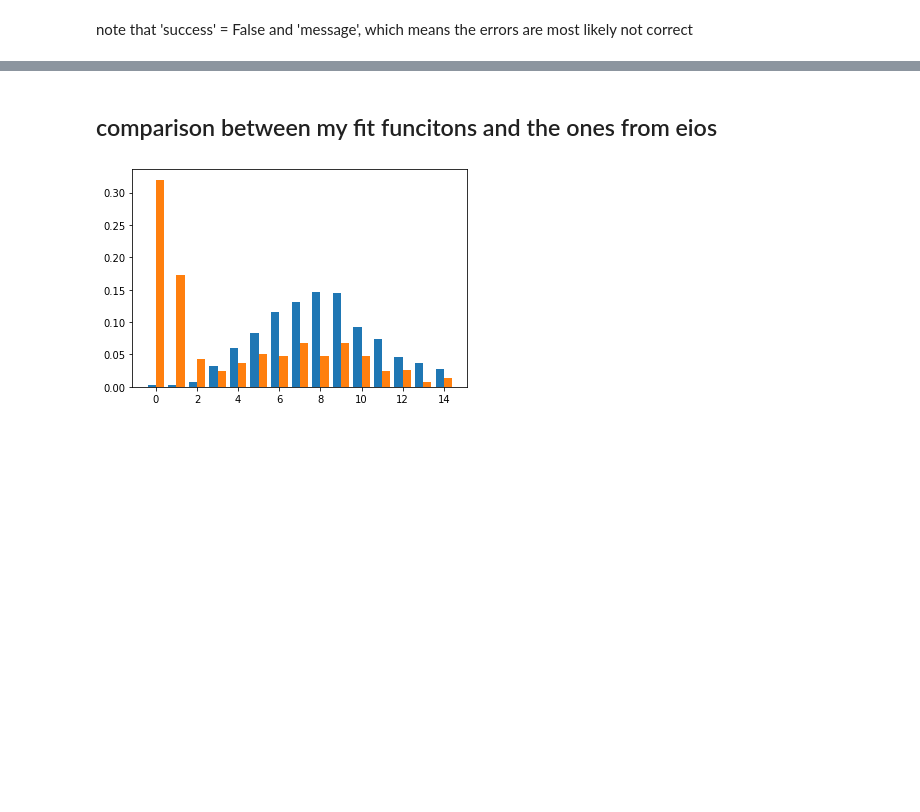
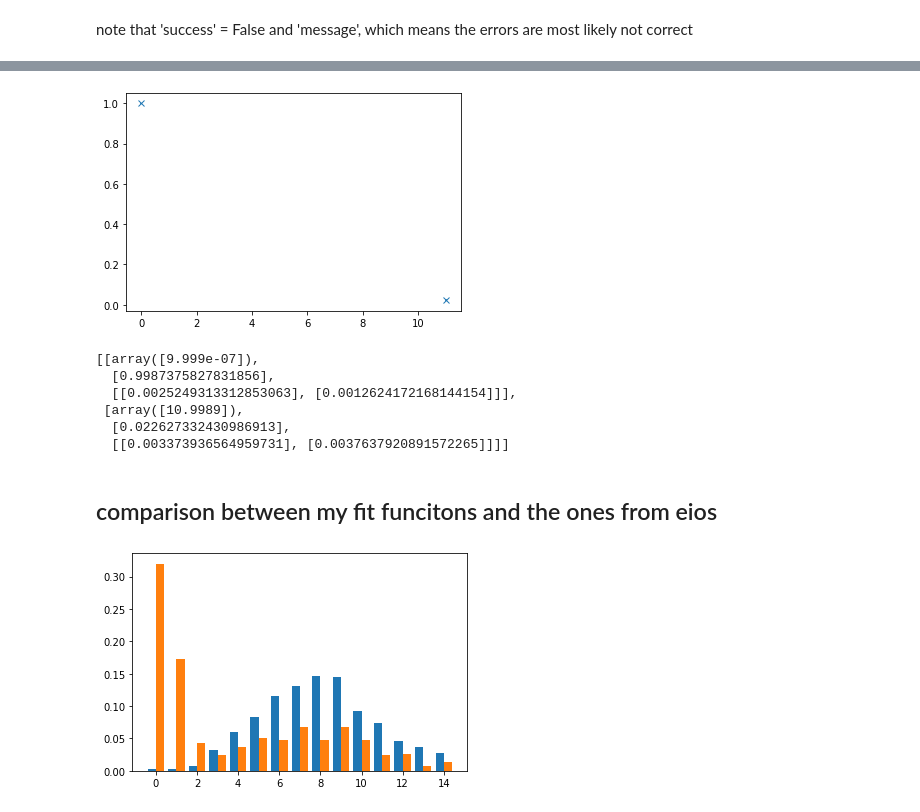
Before and after one commit to R-Thomm/Robin-Master, a Jupyter notebook: squeezed.ipynb, the cells around one changed output, grey strips where cells are left out. Saved outputs shown, nothing was run; the diff lists cells and outputs as text; code cells hidden in the pictures; blank space fills up the shorter version.

```diff
--- a/squeezed.ipynb
+++ b/squeezed.ipynb
@@ -1669,3 +1730,24 @@ check_fidelity_sim(hists[10], hists[40])
+# %%
+files = ['data/13_17_08_17_07_2020.dat', 'data/13_17_26_17_07_2020.dat']
+
+res = eios_analyse.fit_poisson_from_files(files, onlyFirst=True, as_err = True)
+
+x = [r[0][0] for r in res]
+y = [r[1][0] for r in res]
+y_err = [[r[2][0][0] for r in res], [r[2][1][0] for r in res]]
+
+plt.errorbar(x, [y[0], y[1]], yerr=y_err, fmt='x')
+plt.show()
+
+res
+# %% [output]
+[figure, added]
+[[array([9.999e-07]),
+  [0.9987375827831856],
+  [[0.0025249313312853063], [0.0012624172168144154]]],
+ [array([10.9989]),
+  [0.022627332430986913],
+  [[0.003373936564959731], [0.0037637920891572265]]]]
 # %% [markdown]
 ## comparison between my fit funcitons and the ones from eios
 # %%
```
Also changed, not shown: parts of 20 cells of this notebook, 6 other files.
